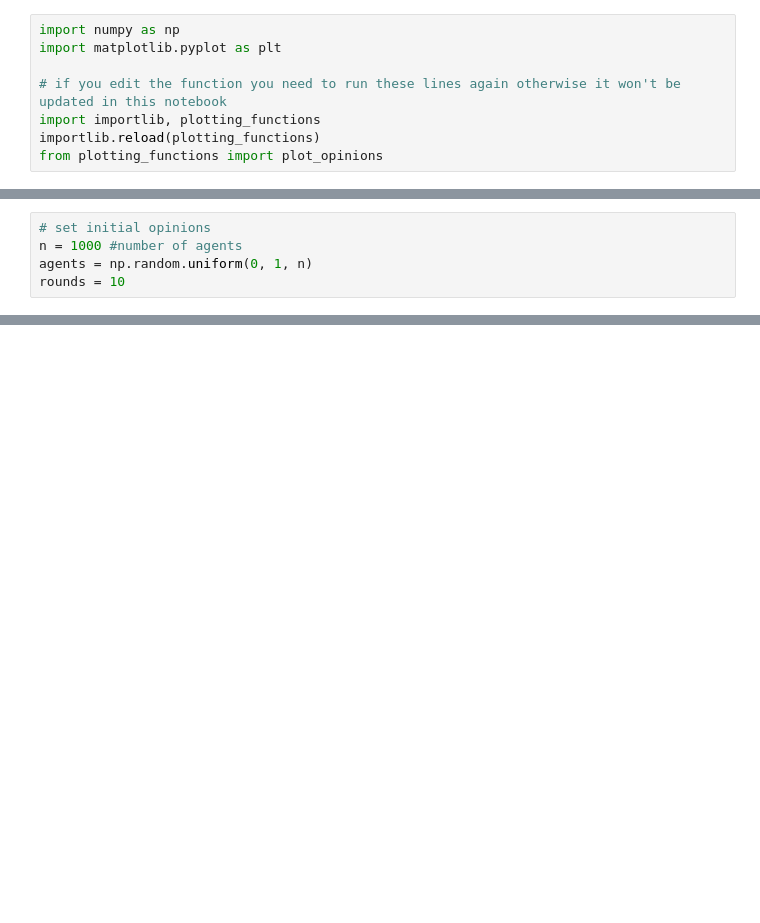
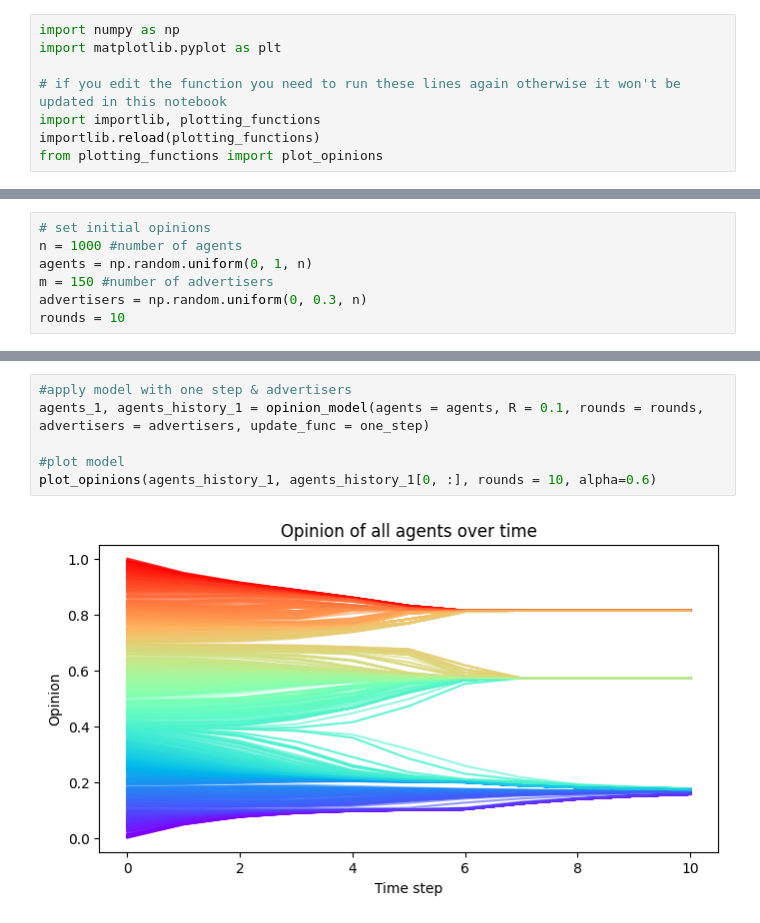
Before and after one commit to triptesh1212/industrial-maths-project-2, a Jupyter notebook: extension_model.ipynb, the cells around one changed output, grey strips where cells are left out. Cells and saved outputs as stored; diff of their text form; blank space fills up the shorter version.

```diff
--- a/extension_model.ipynb
+++ b/extension_model.ipynb
@@ -52,6 +62,8 @@ def opinion_model(agents, R, rounds, advertisers=None, update_func = one_step):
 # set initial opinions
 n = 1000 #number of agents
 agents = np.random.uniform(0, 1, n)
+m = 150 #number of advertisers
+advertisers = np.random.uniform(0, 0.3, n)
 rounds = 10
 # %%
 #apply model with one step
@@ -71,0 +84,8 @@ plot_opinions(agents_history_1, agents_history_1[0, :], rounds, alpha=0.6)
+# %%
+#apply model with one step & advertisers
+agents_1, agents_history_1 = opinion_model(agents = agents, R = 0.1, rounds = rounds, advertisers = advertisers, update_func = one_step)
+
+#plot model
+plot_opinions(agents_history_1, agents_history_1[0, :], rounds = 10, alpha=0.6)
+# %% [output]
+[figure, added]
```
Also changed, not shown: parts of 4 cells of this notebook.
